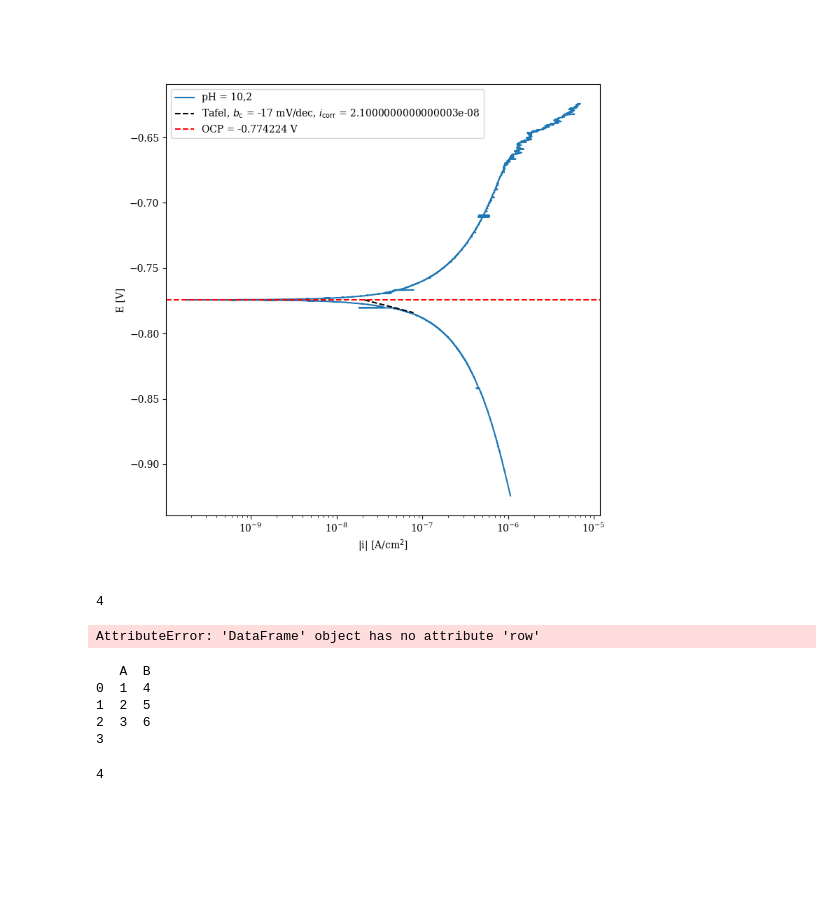
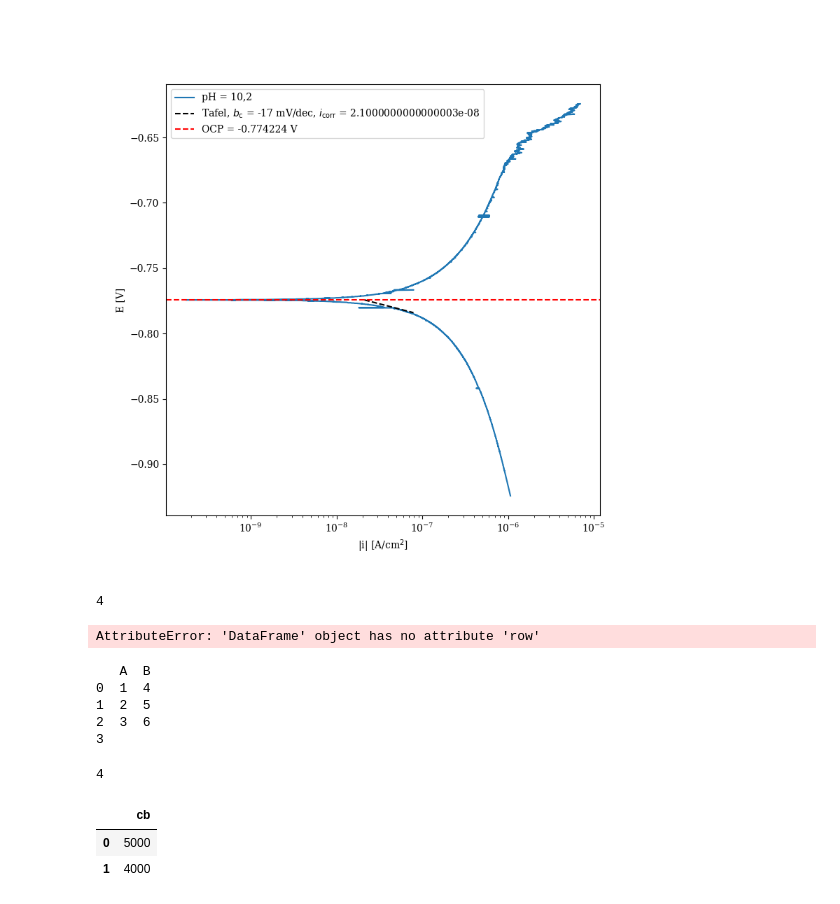
Before and after one commit to matsssk/AA6060_ML, a Jupyter notebook: tafel_slopes.ipynb, the cells around one changed output. Saved outputs shown, nothing was run; the diff lists cells and outputs as text; code cells hidden in the pictures; blank space fills up the shorter version.

```diff
--- a/tafel_slopes.ipynb
+++ b/tafel_slopes.ipynb
@@ -143,3 +143,12 @@ print(hls)
 # %%
 for i in range(1,1):
     print(i)
+# %%
+import pandas as pd
+dct = {"cb": [5000,4000]}
+df = pd.DataFrame(dct)
+df
+# %% [output]
+|  | cb |
+| 0 | 5000 |
+| 1 | 4000 |
```
Also changed, not shown: 49 other files.
